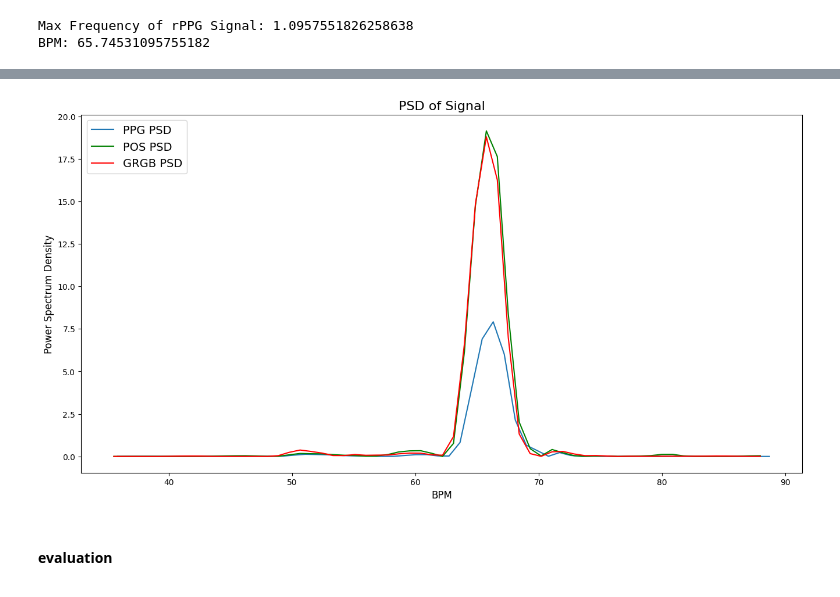
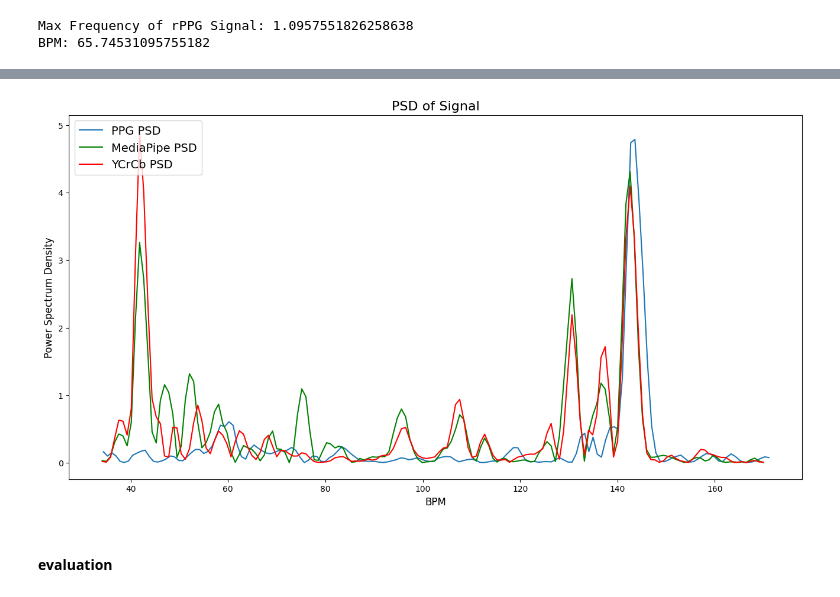
Before and after one commit to Ren1100/remote-PPG, a Jupyter notebook: test.ipynb, the cells around one changed output, grey strips where cells are left out. Drawn from its saved outputs; the diff is of its cells as text; code cells hidden in the pictures.

```diff
--- a/test.ipynb
+++ b/test.ipynb
@@ -685,15 +926,15 @@ lowcut = 0.65
 highcut = 4
 
 b, a = signal.butter(6, [lowcut, highcut], btype='bandpass', fs=fps)
-GRGB_filtered = signal.filtfilt(b, a, GRGB_signal)
+GRGB_filtered_mp = signal.filtfilt(b, a, GRGB_signal_mp)
 
 #standardization
-GRGB_filtered = (GRGB_filtered-np.mean(GRGB_filtered))/np.std(GRGB_filtered)
+GRGB_filtered_mp = (GRGB_filtered_mp-np.mean(GRGB_filtered_mp))/np.std(GRGB_filtered_mp)
 
-print(f"Shape of GRGB_signals: {GRGB_filtered.shape}")
-print(GRGB_filtered)
+print(f"Shape of GRGB_signals: {GRGB_filtered_mp.shape}")
+print(GRGB_filtered_mp)
 plt.figure(figsize=(20,5))
-plt.plot(video_durations[:300], GRGB_filtered[:300])
+plt.plot(video_durations[:300], GRGB_filtered_mp[:300])
 # plt.plot(GRGB_filtered)
 plt.gca().xaxis.set_major_locator(MaxNLocator(integer=True, nbins=10))  # Set the number of x-ticks to 10
 plt.xticks(rotation=45)  # Rotate labels for better readability
@@ -710,7 +977,7 @@ Shape of GRGB_signals: (2026,)
 import json
 from matplotlib.ticker import MaxNLocator
 
-gt_path = dataset_path + subject_name +'/01-01.json'
+gt_path = dataset_path + subject_name +'/07-02.json'
 
 with open (gt_path, 'r') as file:
     data = json.load(file)
@@ -972,16 +1244,16 @@ BPM: 65.74531095755182
 # %%
 from scipy.signal import welch
 
-seg_len = (2*GRGB_filtered.shape[0]) // n_segment + 1
+seg_len = (2*GRGB_filtered_mp.shape[0]) // n_segment + 1
 
-freq_GRGB, psd_GRGB = welch(GRGB_filtered, fs=fps, nperseg=seg_len, window='flattop')
+freq_GRGB, psd_GRGB_mp = welch(GRGB_filtered_mp, fs=fps, nperseg=seg_len, window='flattop')
 
 plt.figure(figsize=(20,5))
-plt.plot(freq_GRGB, psd_GRGB)
+plt.plot(freq_GRGB, psd_GRGB_mp)
 plt.title("PSD of GRGB Signal")
 plt.show()
 
-max_freq_GRGB =  freq_GRGB[np.argmax(psd_GRGB)]
+max_freq_GRGB =  freq_GRGB[np.argmax(psd_GRGB_mp)]
 print(f"Max Frequency of GRGB Signal: {max_freq_GRGB}")
 GRGB_bpm = max_freq_GRGB * 60
 print(f"BPM: {GRGB_bpm}")
@@ -991,0 +1264,16 @@ BPM: 65.74531095755182
+# %%
+from scipy.signal import welch
+
+seg_len = (2*GRGB_filtered_ycrcb.shape[0]) // n_segment + 1
+
+freq_GRGB, psd_GRGB_ycrcb = welch(GRGB_filtered_ycrcb, fs=fps, nperseg=seg_len, window='flattop')
+
+plt.figure(figsize=(20,5))
+plt.plot(freq_GRGB, psd_GRGB_ycrcb)
+plt.title("PSD of GRGB Signal")
+plt.show()
+
+max_freq_GRGB =  freq_GRGB[np.argmax(psd_GRGB_ycrcb)]
+print(f"Max Frequency of GRGB Signal: {max_freq_GRGB}")
+GRGB_bpm = max_freq_GRGB * 60
+print(f"BPM: {GRGB_bpm}")
@@ -992,19 +1284,19 @@ BPM: 65.74531095755182
 # %%
 BPM_PPG = freq_PPG * 60
-BPM_rPPG = freq_rPPG * 60
+# BPM_rPPG = freq_rPPG * 60
 BPM_GRGB = freq_GRGB * 60
 
 plt.figure(figsize=(16,8))
-plt.plot(BPM_PPG[40:100], psd_PPG[40:100], label = 'PPG PSD')
-plt.plot(BPM_rPPG[40:100], psd_rPPG[40:100], 'g', label = 'POS PSD' )
-plt.plot(BPM_GRGB[40:100], psd_GRGB[40:100], 'r', label = 'GRGB PSD')
+plt.plot(BPM_PPG[40:200], psd_PPG[40:200], label = 'PPG PSD')
+plt.plot(BPM_GRGB[40:200], psd_GRGB_mp[40:200], 'g', label = 'MediaPipe PSD' )
+plt.plot(BPM_GRGB[40:200], psd_GRGB_ycrcb[40:200], 'r', label = 'YCrCb PSD')
 plt.title("PSD of Signal", fontsize=16)
 plt.xlabel("BPM", fontsize=12)
 plt.ylabel("Power Spectrum Density", fontsize=12)
 plt.legend(loc="upper left", fontsize=14)
 plt.show()
 # %% [output]
-[figure, old version]
+[figure, new version]
 # %% [markdown]
 #### evaluation
 # %%
```
Also changed, not shown: parts of 35 cells of this notebook, 1 other file.
